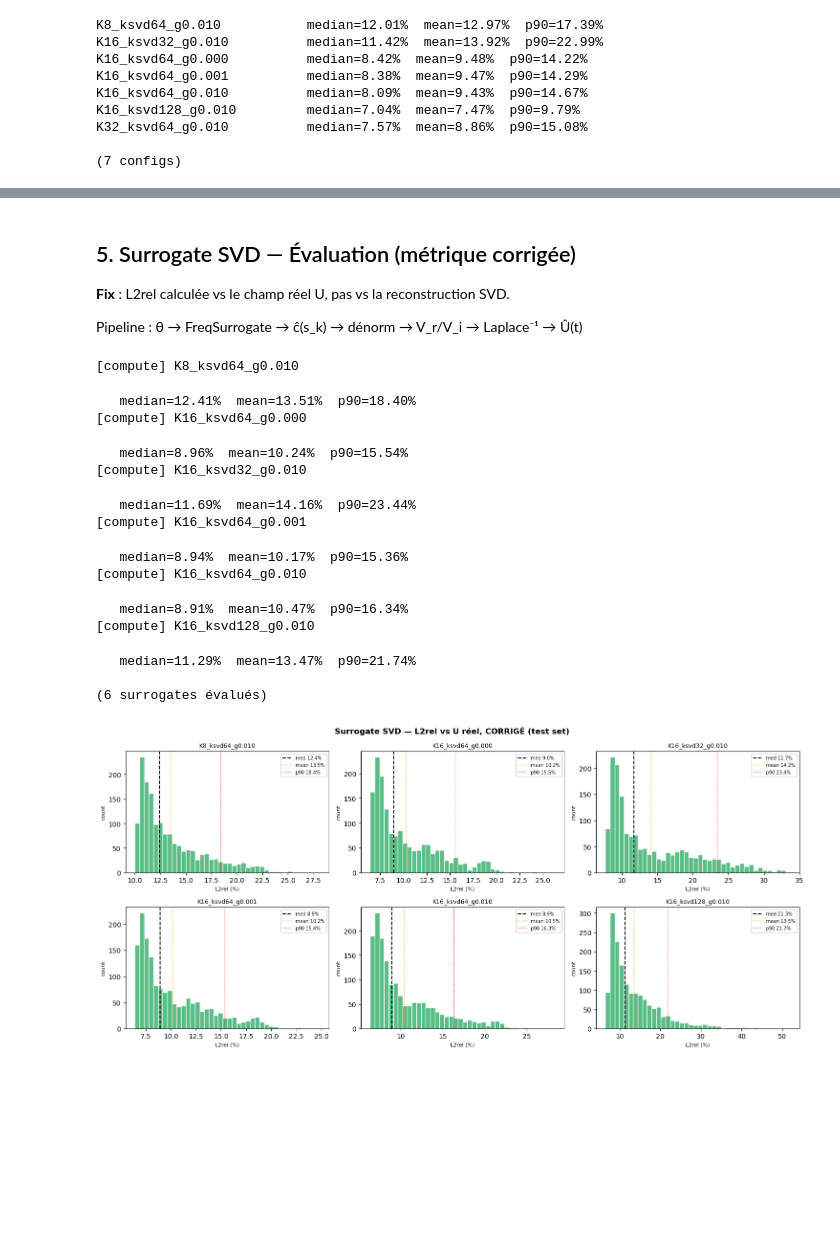
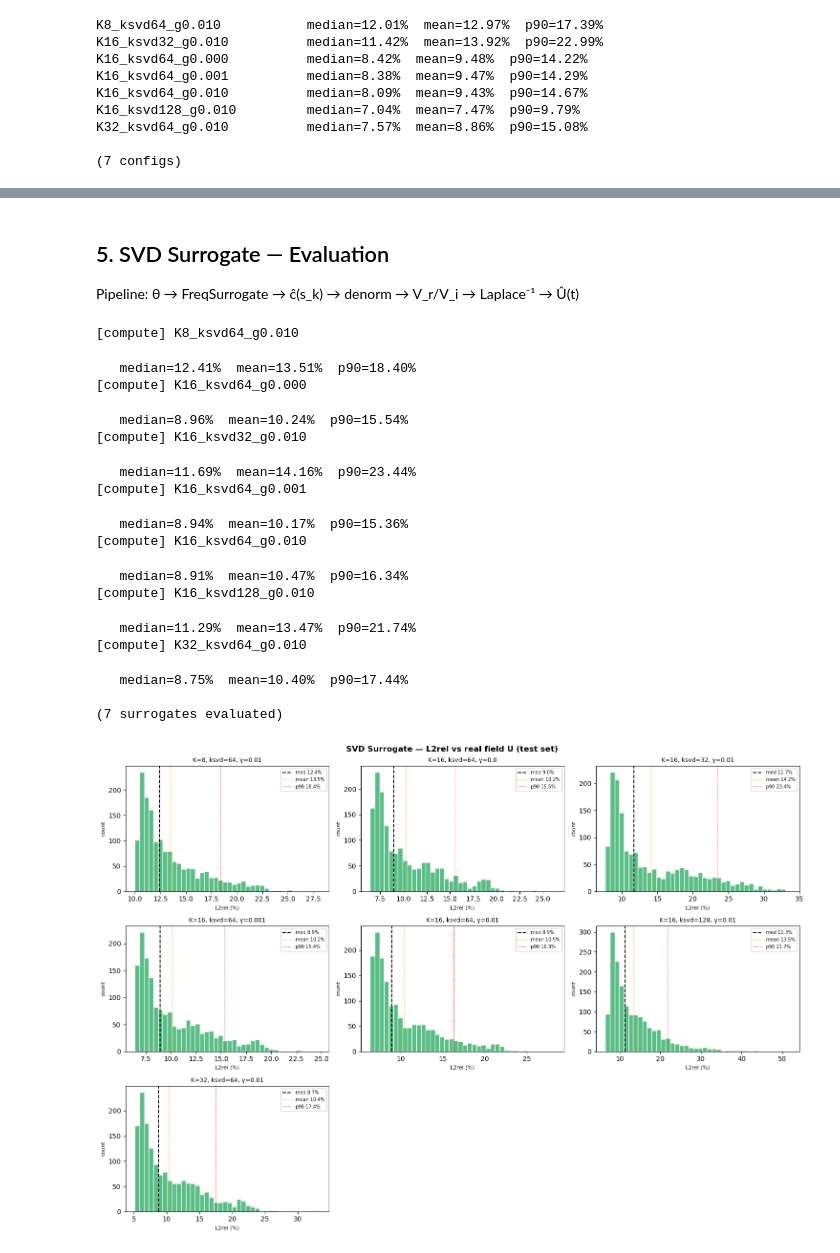
Before and after one commit to keyvanatt/laplace-autoencoders, a Jupyter notebook: notebooks/eval_svd.ipynb, the cells around one changed output, grey strips where cells are left out. Saved outputs shown, nothing was run; the diff lists cells and outputs as text; code cells hidden in the pictures; blank space fills up the shorter version.

Commit message:
eval de tous les surrogates

```diff
--- a/notebooks/eval_svd.ipynb
+++ b/notebooks/eval_svd.ipynb
@@ -97,12 +97,18 @@ def load_u_batch(idx_list: list) -> np.ndarray:
         out.append(u)
     return np.stack(out)   # (B, Nt, N, N)
 
-# Helper: pretty config label
 def _label(K, k_svd, g):
     return f'K={K}, ksvd={k_svd}, γ={g}'
 
 def _tag(K, k_svd, g):
     return f'K{K}_ksvd{k_svd}_g{g:.3f}'
 
+def _tag_label(tag):
+    m = re.match(r'K(\d+)_ksvd(\d+)_g([0-9.]+)', tag)
+    if m:
+        K, ksvd, g = int(m.group(1)), int(m.group(2)), float(m.group(3))
+        return f'K={K}, ksvd={ksvd}, γ={g}'
+    return tag
+
 sorted_test = sorted(test_idx)
 # %% [markdown]
@@ -133,7 +139,7 @@ K32_ksvd64_g0.010          median=7.57%  mean=8.86%  p90=15.08%
 
 (7 configs)
 # %%
-# Histogrammes par config
+# Histograms per config
 tags   = list(rec_results.keys())
 ncols  = 3
 nrows  = (len(tags) + ncols - 1) // ncols
@@ -148,7 +154,7 @@ for ax, tag in zip(axes, tags):
     ax.axvline(median,              color='black',  linestyle='--', lw=1.4, label=f'med {median:.1f}%')
     ax.axvline(np.mean(l2),         color='orange', linestyle=':',  lw=1.2, label=f'mean {np.mean(l2):.1f}%')
     ax.axvline(np.percentile(l2,90),color='red',    linestyle=':',  lw=1.0, label=f'p90 {np.percentile(l2,90):.1f}%')
-    ax.set_title(tag, fontsize=9)
+    ax.set_title(_tag_label(tag), fontsize=9)
     ax.set_xlabel('L2rel (%)', fontsize=8)
     ax.set_ylabel('count', fontsize=8)
     ax.legend(fontsize=7)
@@ -156,7 +162,7 @@ for ax, tag in zip(axes, tags):
 for ax in axes[len(tags):]:
     ax.set_visible(False)
 
-fig.suptitle('Reconstruction SVD — L2rel vs U réel (test set)', fontsize=12, fontweight='bold')
+fig.suptitle('SVD Reconstruction — L2rel vs real field U (test set)', fontsize=12, fontweight='bold')
 fig.tight_layout()
 plt.show()
 # %% [output]
@@ -261,9 +267,7 @@ plt.show()
 # %% [markdown]
-## 5. Surrogate SVD — Évaluation (métrique corrigée)
+## 5. SVD Surrogate — Evaluation
 
-**Fix** : L2rel calculée vs le champ réel U, pas vs la reconstruction SVD.
-
-Pipeline : θ → FreqSurrogate → ĉ(s_k) → dénorm → V_r/V_i → Laplace⁻¹ → Û(t)
+Pipeline: θ → FreqSurrogate → ĉ(s_k) → denorm → V_r/V_i → Laplace⁻¹ → Û(t)
 # %%
 def reconstruct_from_coeffs(coeffs, V_r, V_i, laplace, Nt):
     """coeffs: (B, K, 2, K_SVD) → (B, Nt, N²)"""
@@ -380,7 +384,7 @@ for tag in surr_ckpt['models']:
     surr_results[tag] = l2
     print(f'   median={np.median(l2):.2f}%  mean={np.mean(l2):.2f}%  p90={np.percentile(l2,90):.2f}%')
 
-print(f'\n({len(surr_results)} surrogates évalués)')
+print(f'\n({len(surr_results)} surrogates evaluated)')
 # %% [output]
 [compute] K8_ksvd64_g0.010
    median=12.41%  mean=13.51%  p90=18.40%
@@ -394,35 +398,37 @@ print(f'\n({len(surr_results)} surrogates évalués)')
    median=8.91%  mean=10.47%  p90=16.34%
 [compute] K16_ksvd128_g0.010
    median=11.29%  mean=13.47%  p90=21.74%
-
-(6 surrogates évalués)
+[compute] K32_ksvd64_g0.010
+   median=8.75%  mean=10.40%  p90=17.44%
+
+(7 surrogates evaluated)
 # %%
-# Histogrammes par config
+# Histograms per config
 tags_s = list(surr_results.keys())
 ncols  = 3
 nrows  = (len(tags_s) + ncols - 1) // ncols
 
 fig, axes = plt.subplots(nrows, ncols, figsize=(5*ncols, 3.5*nrows))
 axes = np.array(axes).flatten()
 
 for ax, tag in zip(axes, tags_s):
     l2     = surr_results[tag]
     median = np.median(l2)
     ax.hist(l2, bins=40, color='mediumseagreen', edgecolor='white', alpha=0.85)
     ax.axvline(median,               color='black',  ls='--', lw=1.4, label=f'med {median:.1f}%')
     ax.axvline(np.mean(l2),          color='orange', ls=':',  lw=1.2, label=f'mean {np.mean(l2):.1f}%')
     ax.axvline(np.percentile(l2,90), color='red',    ls=':',  lw=1.0, label=f'p90 {np.percentile(l2,90):.1f}%')
-    ax.set_title(tag, fontsize=9)
+    ax.set_title(_tag_label(tag), fontsize=9)
     ax.set_xlabel('L2rel (%)', fontsize=8)
     ax.set_ylabel('count', fontsize=8)
     ax.legend(fontsize=7)
 
 for ax in axes[len(tags_s):]:
     ax.set_visible(False)
 
-fig.suptitle('Surrogate SVD — L2rel vs U réel, CORRIGÉ (test set)', fontsize=12, fontweight='bold')
+fig.suptitle('SVD Surrogate — L2rel vs real field U (test set)', fontsize=12, fontweight='bold')
 fig.tight_layout()
 plt.show()
 # %% [output]
-[figure, old version]
+[figure, new version]
 # %% [markdown]
```
Also changed, not shown: parts of 19 cells of this notebook.
